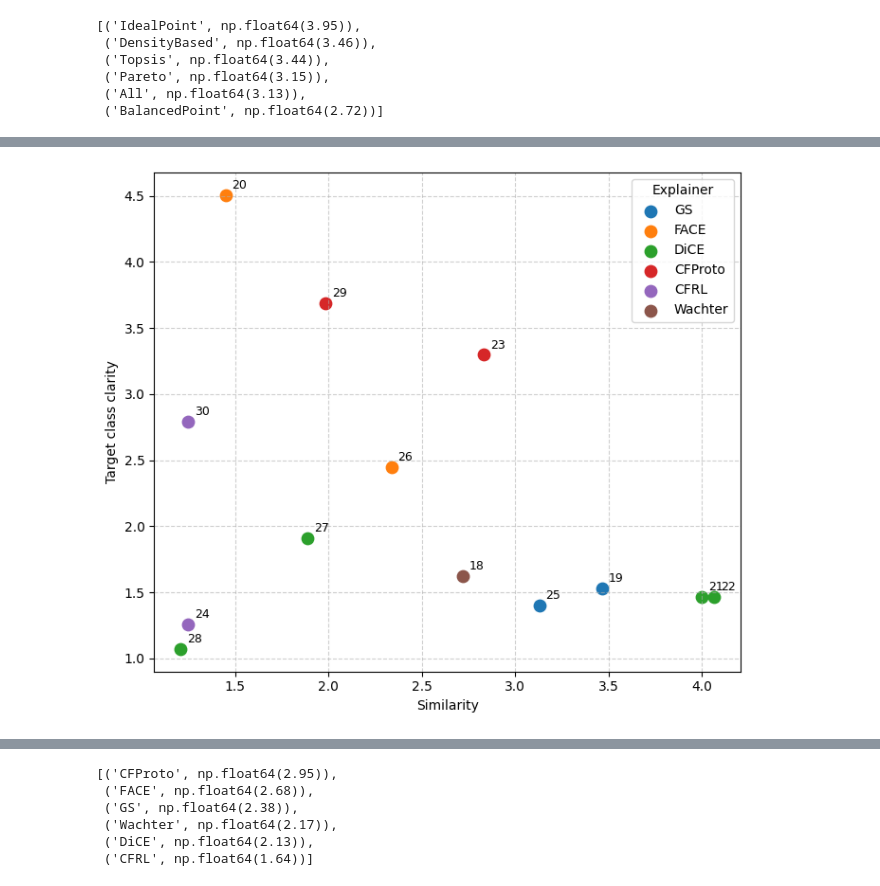
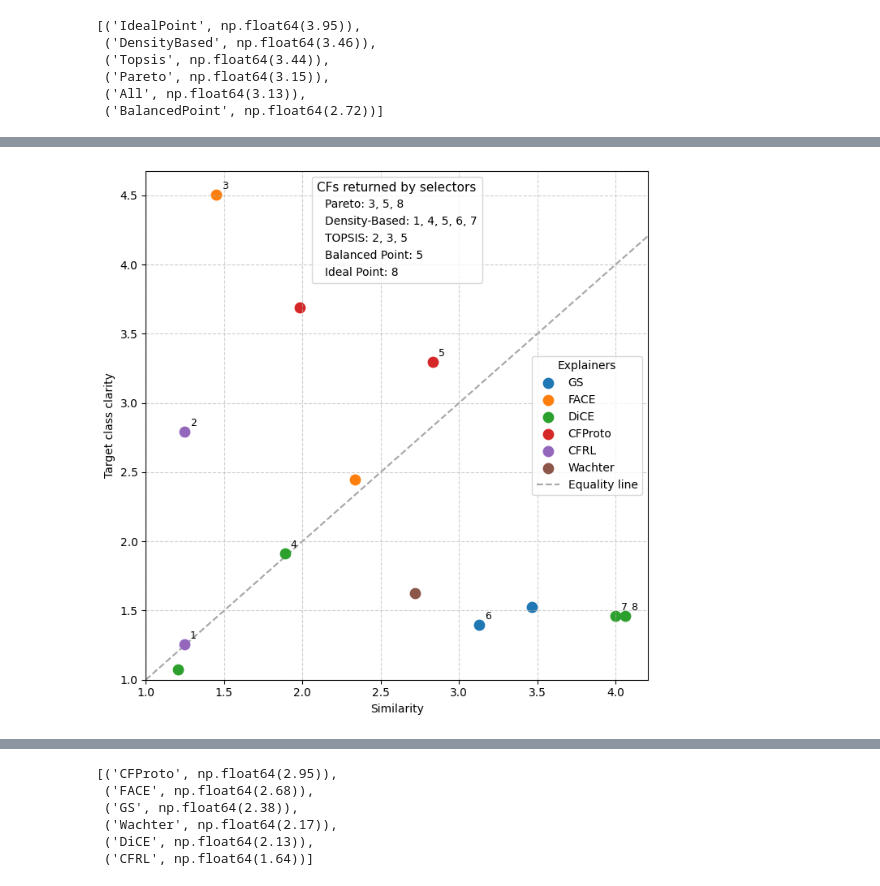
Before and after one commit to MBernart/counterfactuals, a Jupyter notebook: experiments/survey_analysis/analysis.ipynb, the cells around one changed output, grey strips where cells are left out. Cells and saved outputs as stored; diff of their text form; code cells hidden in the pictures.

```diff
--- a/experiments/survey_analysis/analysis.ipynb
+++ b/experiments/survey_analysis/analysis.ipynb
@@ -146,19 +185,3 @@ sorted_scores
  ('CFProto', np.float64(2.99)),
  ('FACE', np.float64(2.97)),
  ('CFRL', np.float64(1.95))]
-# %%
-explainers = [x[0] for x in sorted_scores]
-scores = [x[1] for x in sorted_scores]
-
-plt.figure(figsize=(7, 4))
-
-plt.barh(explainers, scores)
-plt.gca().invert_yaxis()
-
-for i, v in enumerate(scores):
-    plt.text(v + 0.02, i, f'{v:.2f}', va='center')
-
-plt.xlabel('Overall score')
-plt.ylabel('Explainer')
-plt.tight_layout()
-plt.show()
@@ -363,46 +384,89 @@ explainers = {
 }
 all_sim = []
 all_dp = []
 
 
 for i in range(53, 79, 2):
     sim_cols = questions[i]
     dp_cols = questions[i+1]
     mean_sim = df[sim_cols].values.mean()
     mean_dp = df[dp_cols].values.mean()
 
     all_sim.append(mean_sim)
     all_dp.append(mean_dp)
 
-plt.figure(figsize=(7, 6))
+plt.figure(figsize=(7, 7))
 
 j = 0
+order = [6, 3, 7, 8, 4, 5, 1, 2]
 for explainer, indices in explainers.items():
     xs = [all_sim[i - 18] for i in indices]
     ys = [all_dp[i - 18] for i in indices]
 
     plt.scatter(xs, ys, s=80, label=explainer)
 
     for i, x, y in zip(indices, xs, ys):
-        # if i in [2, 3, 6, 4, 10, 13, 15]:
-        j+=1
-        plt.annotate(
-            str(i),
-            (x, y),
-            textcoords="offset points",
-            xytext=(5, 5),
-            fontsize=9
-        )
+        if i in [20, 21, 22, 23, 24, 25, 27, 30]:
+            plt.annotate(
+                str(order[j]),
+                (x, y),
+                textcoords="offset points",
+                xytext=(5, 5),
+                fontsize=9
+            )
+            j+=1
 
 plt.xlabel('Similarity')
 plt.ylabel('Target class clarity')
+plt.ylim(bottom=1)
+plt.xlim(left=1)
 plt.grid(True, linestyle='--', alpha=0.6)
-plt.legend(title='Explainer')
+# 1. Determine the limits of the current plot
+limit_min = min(plt.xlim()[0], plt.ylim()[0])
+limit_max = max(plt.xlim()[1], plt.ylim()[1])
+
+# 2. Plot the identity line (y=x)
+# 'k--' makes it a black dashed line, zorder=0 puts it behind the points
+plt.plot([limit_min, limit_max], [limit_min, limit_max],
+         color='grey', linestyle='--', linewidth=1.5, alpha=0.7,
+         zorder=0, label='Equality line')
+
+leg1 = plt.legend(title='Explainers')
+plt.gca().add_artist(leg1) # This is crucial to keep leg1 when leg2 is added
+
+# 4. Create the second legend (Selection Strategies)
+# We use 'None' for color or a neutral grey since these are cross-categorical
+strategies = {
+    'Pareto': '3, 5, 8',
+    'Density-Based': '1, 4, 5, 6, 7',
+    'TOPSIS': '2, 3, 5',
+    'Balanced Point': '5',
+    'Ideal Point': '8'
+}
+
+# Create proxy artists for the strategies
+strategy_handles = [
+    Line2D([0], [0], color='none', label=f'{k}: {v}')
+    for k, v in strategies.items()
+]
+
+# Add the second legend
+# Adjust bbox_to_anchor to position it where it doesn't overlap points
+leg2 = plt.legend(
+    handles=strategy_handles,
+    title='CFs returned by selectors',
+    loc='upper center',
+    fontsize=10,
+    title_fontsize=11,
+    handlelength=0, # Hide the line part of the proxy artist
+    frameon=True
+)
+
 plt.tight_layout()
-# plt.savefig('celebA_scatter.png', dpi=300, bbox_inches='tight')
+# plt.savefig('MNIST_scatter.png', dpi=300, bbox_inches='tight')
 plt.show()
 # %% [output]
-[figure, old version]
+[figure, new version]
 # %%
 # 1. Calculate averages per explainer
 sim_scores = []
```
Also changed, not shown: parts of 13 cells of this notebook, 4 other files.
